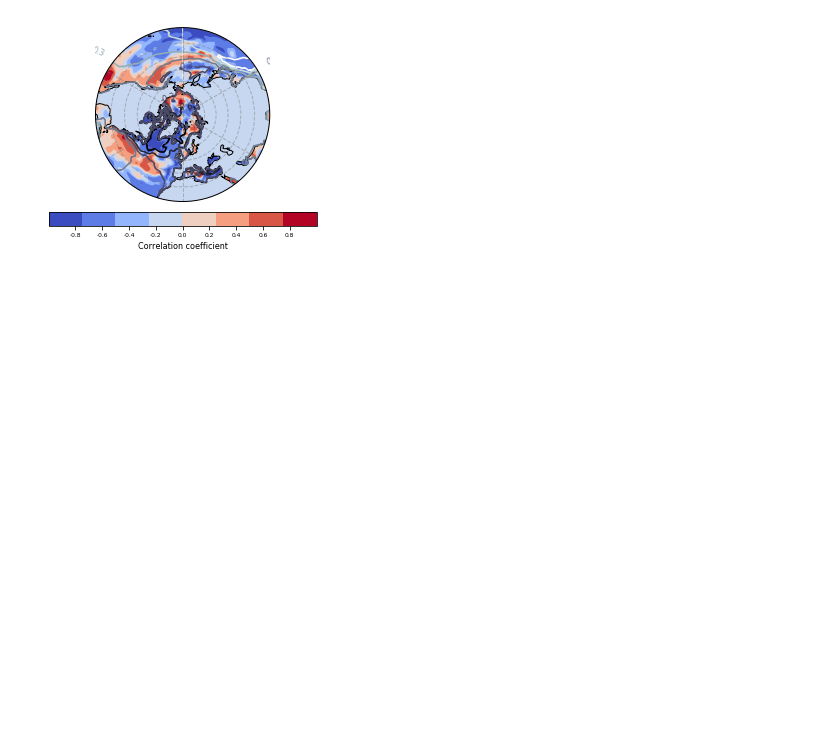
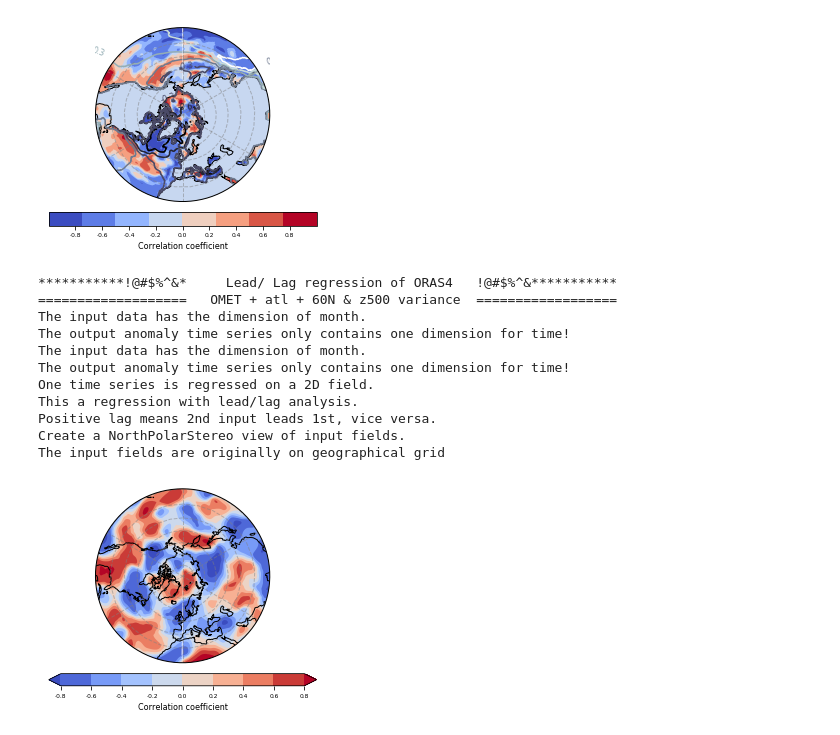
Before and after one commit to geek-yang/AirSeaFlow, a Jupyter notebook: Postprocessing/statistics_spatial/stat_spatial_fields_OMET_oras.ipynb, the cells around one changed output. Cells and saved outputs as stored; diff of their text form; code cells hidden in the pictures; blank space fills up the shorter version.

Commit message:
calculate z500 eddy and packing vertical fields

```diff
--- a/Postprocessing/statistics_spatial/stat_spatial_fields_OMET_oras.ipynb
+++ b/Postprocessing/statistics_spatial/stat_spatial_fields_OMET_oras.ipynb
@@ -71,11 +71,14 @@ if __name__=="__main__":
     dataset_ORAS4_fields_ssh = Dataset(os.path.join(datapath_ORAS4_fields,
                                        'oras_monthly_regress_1958_2017_ssh.nc'))
     dataset_ORAS4_mask = Dataset(os.path.join(datapath_ORAS4_mask, 'mesh_mask.nc'))
+    dataset_ERAI_fields_z500var = Dataset(os.path.join(datapath_ERAI_fields,
+                                          'pressure_erai_subdaily_regress_1979_2017_z500var.nc'))
     # extract time series from 1979 to 2016
     # from 20N - 90N
     # 4D fields [year, month, lat, lon]
     # geopotential height at 500hPa (m)
     z_500hPa_ERAI = dataset_ERAI_500hPa.variables['z'][:] / constant['g']
+    z500var_ERAI = dataset_ERAI_fields_z500var.variables['z500var'][:-1,:,:,:]
     # flux
     rad_short_toa_ERAI = dataset_ERAI_fields_flux.variables['tsr'][:]
     rad_long_toa_ERAI = dataset_ERAI_fields_flux.variables['ttr'][:]
@@ -427,3 +430,38 @@ The input data has the dimension of month.
 The output anomaly time series only contains one dimension for time!
 One time series is regressed on a 2D field.
 [figure]
+# %%
+    print ('***********!@#$%^&*     Lead/ Lag regression of ORAS4   !@#$%^&***********')
+    print ('===================   OMET + atl + 60N & z500 variance  ==================')
+    stat_OMET_ORAS4 = meta.statistics.operator(OMET_atl_int_ORAS4[:,:,53])
+    stat_OMET_ORAS4.anomaly()
+    stat_OMET_ORAS4.detrend()
+    # by default, the running mean is taken with a window of 60 months
+    stat_OMET_ORAS4.lowpass(window=120, obj='detrend')
+    stat_z500var_ERAI = meta.statistics.operator(z500var_ERAI[:,:,:95,:])
+    stat_z500var_ERAI.anomaly()
+    stat_z500var_ERAI.detrend()
+    stat_z500var_ERAI.lowpass(window=120, obj='detrend')
+    lag = 30
+    k, r, p = meta.statistics.operator.linearRegress(stat_OMET_ORAS4._lowpass,
+                                                     stat_z500var_ERAI._lowpass, lag)
+    #ticks = [-0.3, -0.2, -0.1, 0.0, 0.1, 0.2, 0.3]
+    #ticks = [-0.5, -0.4, -0.3, -0.2, -0.1, 0.0, 0.1, 0.2, 0.3, 0.4, 0.5]
+    ticks = [-0.8, -0.6, -0.4, -0.2, 0.0, 0.2, 0.4, 0.6, 0.8]
+    label = 'Correlation coefficient'
+    meta.visualizer.plots.geograph(latitude_fields_ERAI[:95], longitude_fields_ERAI[:], r, p,
+                                   label, ticks, os.path.join(output_path, 'omet_z500var',
+                                   'spatial_ORAS4_atl_OMET_60N_lag_{}_ERAI_z500_decadal.png'.format(lag)))
+# %% [output]
+***********!@#$%^&*     Lead/ Lag regression of ORAS4   !@#$%^&***********
+===================   OMET + atl + 60N & z500 variance  ==================
+The input data has the dimension of month.
+The output anomaly time series only contains one dimension for time!
+The input data has the dimension of month.
+The output anomaly time series only contains one dimension for time!
+One time series is regressed on a 2D field.
+This a regression with lead/lag analysis.
+Positive lag means 2nd input leads 1st, vice versa.
+Create a NorthPolarStereo view of input fields.
+The input fields are originally on geographical grid
+[figure, added]
```
Also changed, not shown: 2 other files.
